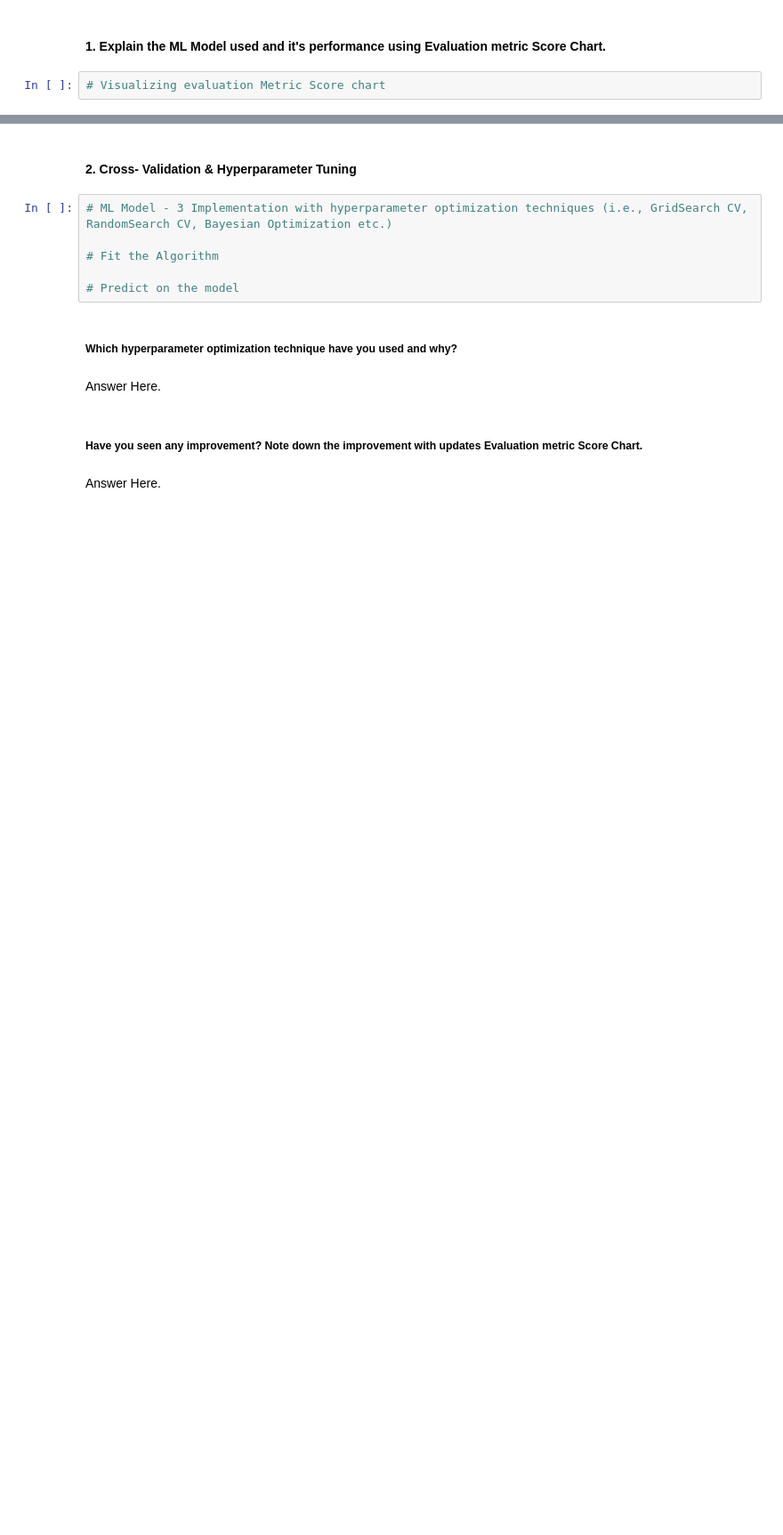
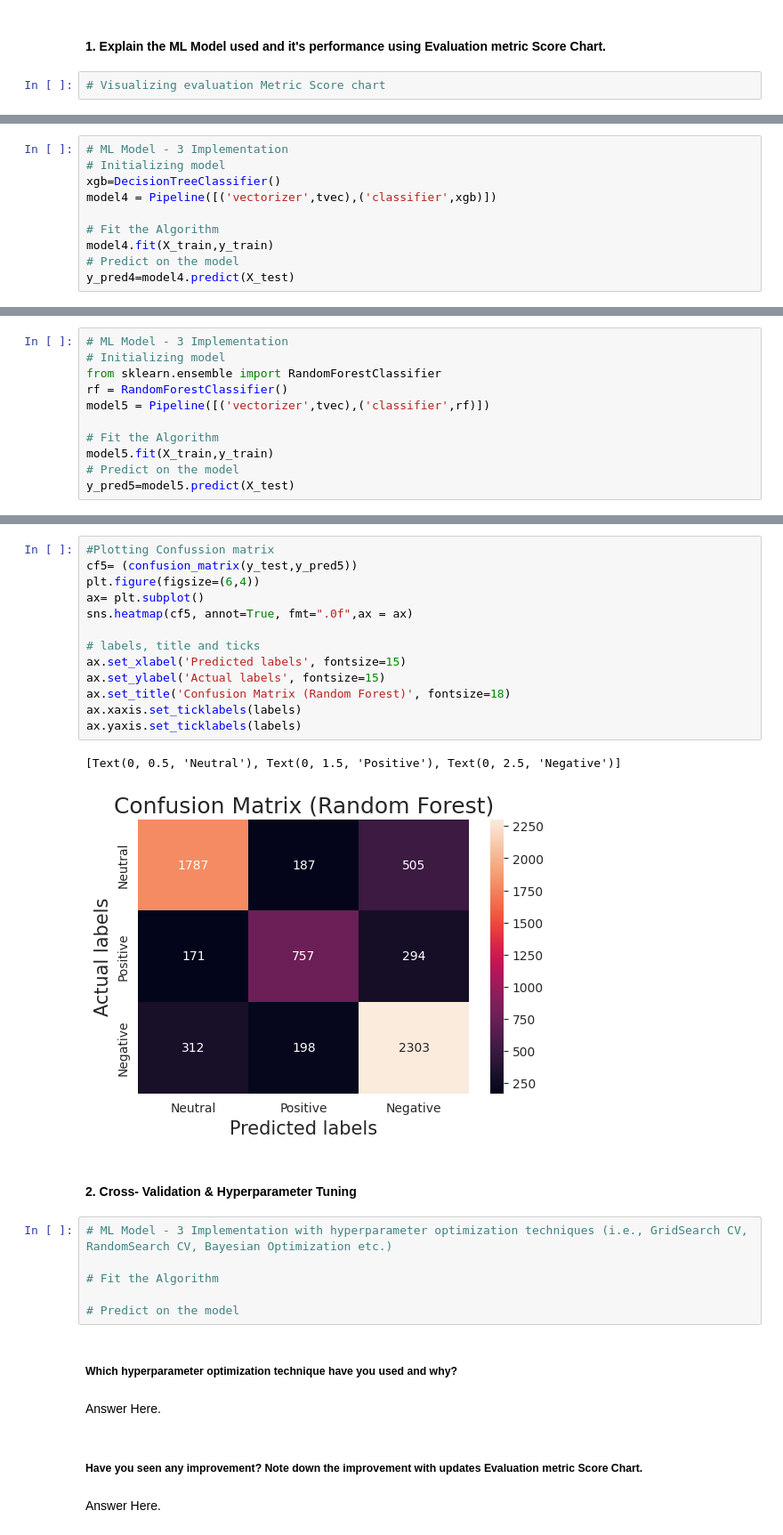
Before and after one commit to Jeetesh-KumarM/CAPSTONE-PROJECT-3-CLASSIFICATION, a Jupyter notebook: Coronavirus_Tweet_Sentiment_Analysis.ipynb, the cells around one changed output, grey strips where cells are left out. Shown at 89% size. Cells and saved outputs as stored; diff of their text form; blank space fills up the shorter version.

```diff
--- a/Coronavirus_Tweet_Sentiment_Analysis.ipynb
+++ b/Coronavirus_Tweet_Sentiment_Analysis.ipynb
@@ -1072,0 +1095,10 @@ print('Recall :', recall_score(y_test,y_pred3,average='weighted'))
+# %%
+# ML Model - 3 Implementation
+# Initializing model
+xgb=DecisionTreeClassifier()
+model4 = Pipeline([('vectorizer',tvec),('classifier',xgb)])
+
+# Fit the Algorithm
+model4.fit(X_train,y_train)
+# Predict on the model
+y_pred4=model4.predict(X_test)
@@ -1072,0 +1135,11 @@ print('Recall :', recall_score(y_test,y_pred3,average='weighted'))
+# %%
+# ML Model - 3 Implementation
+# Initializing model
+from sklearn.ensemble import RandomForestClassifier
+rf = RandomForestClassifier()
+model5 = Pipeline([('vectorizer',tvec),('classifier',rf)])
+
+# Fit the Algorithm
+model5.fit(X_train,y_train)
+# Predict on the model
+y_pred5=model5.predict(X_test)
@@ -1073,3 +1157,19 @@ print('Recall :', recall_score(y_test,y_pred3,average='weighted'))
+# %%
+#Plotting Confussion matrix
+cf5= (confusion_matrix(y_test,y_pred5))
+plt.figure(figsize=(6,4))
+ax= plt.subplot()
+sns.heatmap(cf5, annot=True, fmt=".0f",ax = ax)
+
+# labels, title and ticks
+ax.set_xlabel('Predicted labels', fontsize=15)
+ax.set_ylabel('Actual labels', fontsize=15)
+ax.set_title('Confusion Matrix (Random Forest)', fontsize=18)
+ax.xaxis.set_ticklabels(labels)
+ax.yaxis.set_ticklabels(labels)
+# %% [output]
+[Text(0, 0.5, 'Neutral'), Text(0, 1.5, 'Positive'), Text(0, 2.5, 'Negative')]
+[figure, added]
 # %% [markdown]
 #### 2. Cross- Validation & Hyperparameter Tuning
 # %%
```
Also changed, not shown: parts of 25 cells of this notebook.
